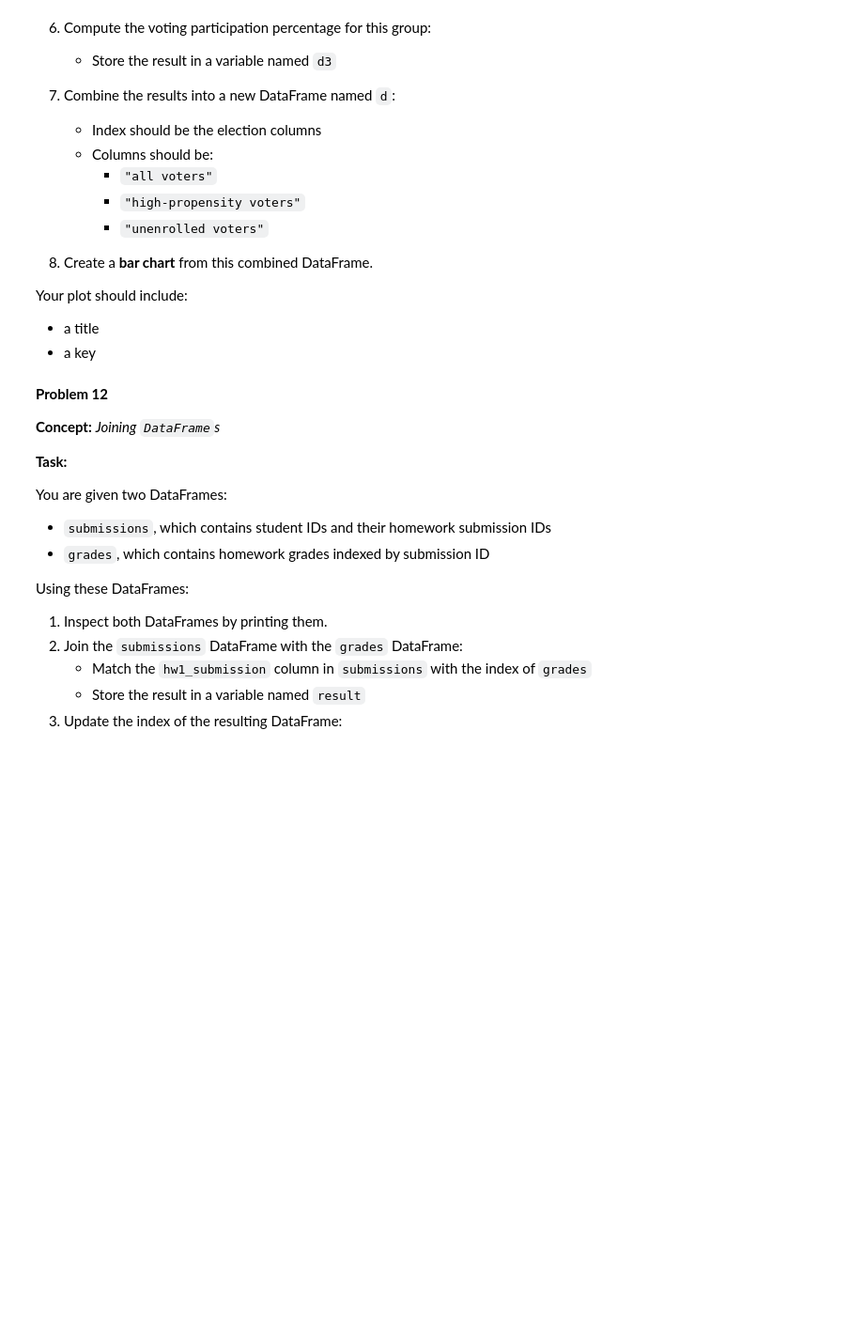
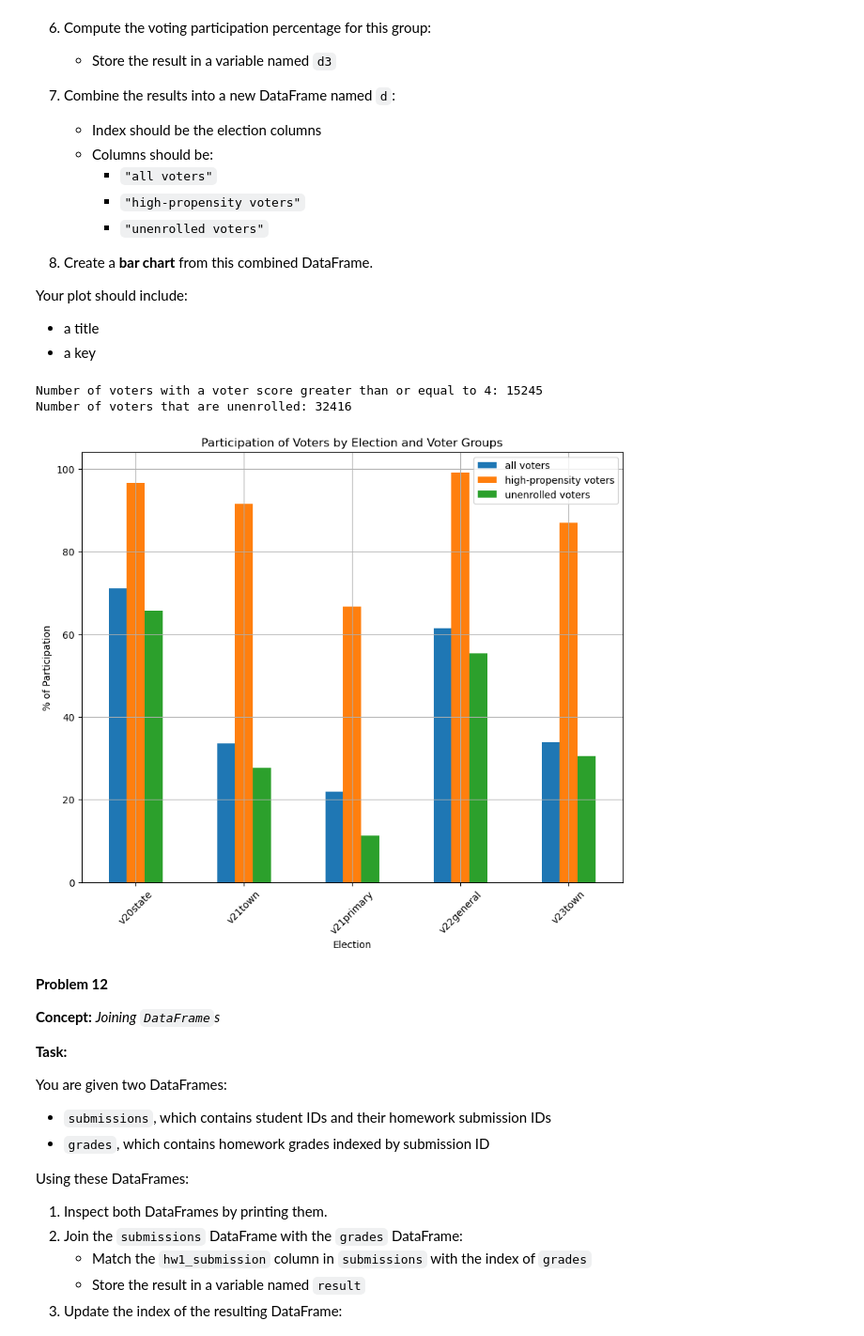
Before and after one commit to keshleem/dx602-homework-11, a Jupyter notebook: homework.ipynb, the cells around one changed output. Shown at 94% size. Drawn from its saved outputs; the diff is of its cells as text; code cells hidden in the pictures; blank space fills up the shorter version.

```diff
--- a/homework.ipynb
+++ b/homework.ipynb
@@ -646,3 +644,48 @@ Your plot should include:
+# %%
+# getting election columns that have v but not score in them
+election_columns = [e for e in df_voter_data.columns if "v" in e and "score" not in e]
+
+# Compute the voting participation percentage for each election among all voters
+# label as d1 and convert to a percentage
+number_voters = len(df_voter_data)
+d1 = (df_voter_data[election_columns].sum() / number_voters) * 100
+
+# filtered DataFrame including only voters with voter_score >=4
+df_high_voter_score = df_voter_data.query("`voter_score` >= 4")
+print(f"Number of voters with a voter score greater than or equal to 4: {len(df_high_voter_score)}")
+
+# Compute the voting participation percentage for this group
+# label as d2 and convert to a percentage
+number_voter_score_voters = len(df_high_voter_score)
+d2 = (df_high_voter_score[election_columns].sum() / number_voter_score_voters) * 100
+
+# number of unenrolled voters
+df_unenrolled_voters = df_voter_data.query("`Party Affiliation` == 'U '")
+print(f"Number of voters that are unenrolled: {len(df_unenrolled_voters)}")
+
+# Compute the voting participation percentage for this group
+# label as d3 and convert to a percentage
+number_unenrolled_voters = len(df_unenrolled_voters)
+d3 = (df_unenrolled_voters[election_columns].sum() / number_unenrolled_voters) * 100
+
+# combining into a new DataFrame
+
+d = pd.DataFrame({
+  "all voters": d1,
+  "high-propensity voters": d2,
+  "unenrolled voters": d3
+})
+
+d.plot.bar(figsize=(10,8))
+plt.xlabel("Election")
+plt.ylabel("% of Participation")
+plt.title("Participation of Voters by Election and Voter Groups")
+plt.xticks(rotation=45)
+plt.grid()
+# %% [output]
+Number of voters with a voter score greater than or equal to 4: 15245
+Number of voters that are unenrolled: 32416
+[figure, added]
 # %% [markdown]
 **Problem 12**
 
```
Also changed, not shown: parts of 9 cells of this notebook.
